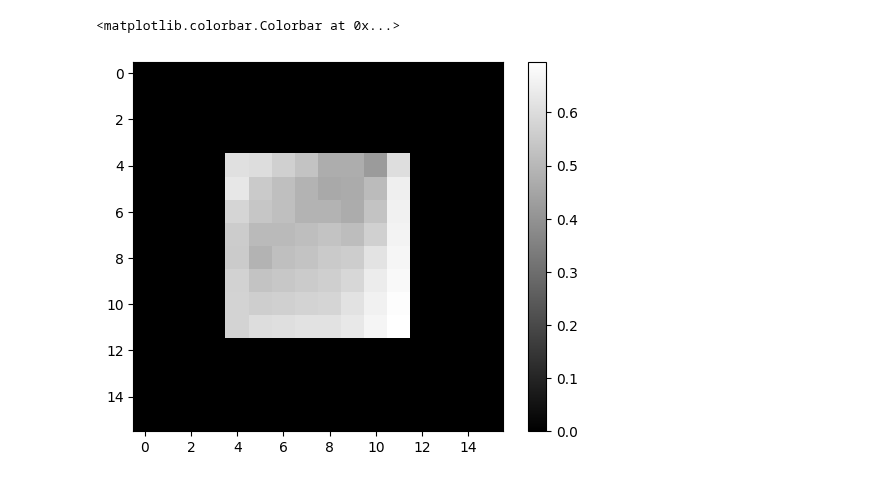
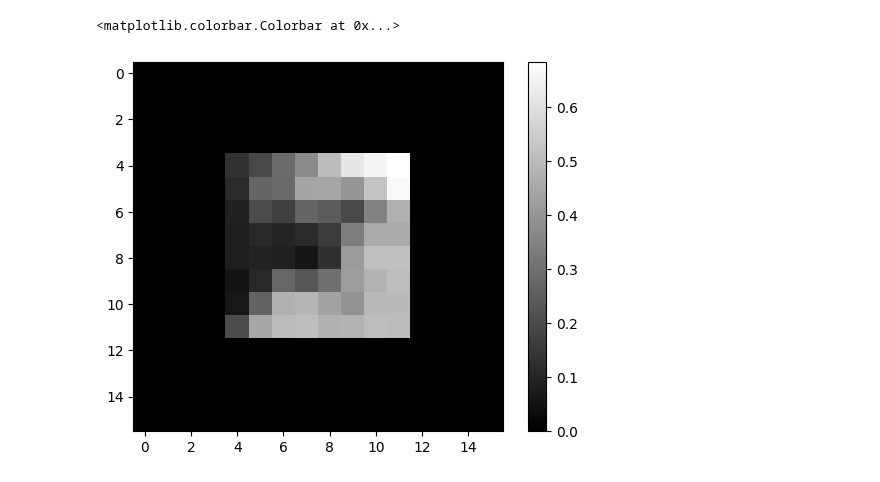
Before and after one commit to JeremieSefo/PhaseRetrievalMirror, a Jupyter notebook: retrieve phase.ipynb, the cells around one changed output. Saved outputs shown, nothing was run; the diff lists cells and outputs as text; code cells hidden in the pictures.

```diff
--- a/retrieve phase.ipynb
+++ b/retrieve phase.ipynb
@@ -9,17 +9,17 @@ from SetUpImage import setUpImage
 from Displays import phase_retrie_plots
 import solve
 # %%
-Nx, Ny = 16, 16
+Nx, Ny = 16,16
 n = Nx * Ny
 true_images, mask = setUpImage(Nx, Ny)
 
 #map.f(x_true) < 1e-5
 
-plt.imshow(true_images[1].imag, cmap='gray')
+plt.imshow(true_images[2].real, cmap='gray')
 plt.colorbar()
 # %% [output]
 <matplotlib.colorbar.Colorbar at 0x...>
-[figure, old version]
+[figure, new version]
 # %%
 x_true = true_images[1]
 x_true_vect = x_true.reshape(Nx * Ny, )
```
Also changed, not shown: parts of 1 cell of this notebook, 7 other files.
